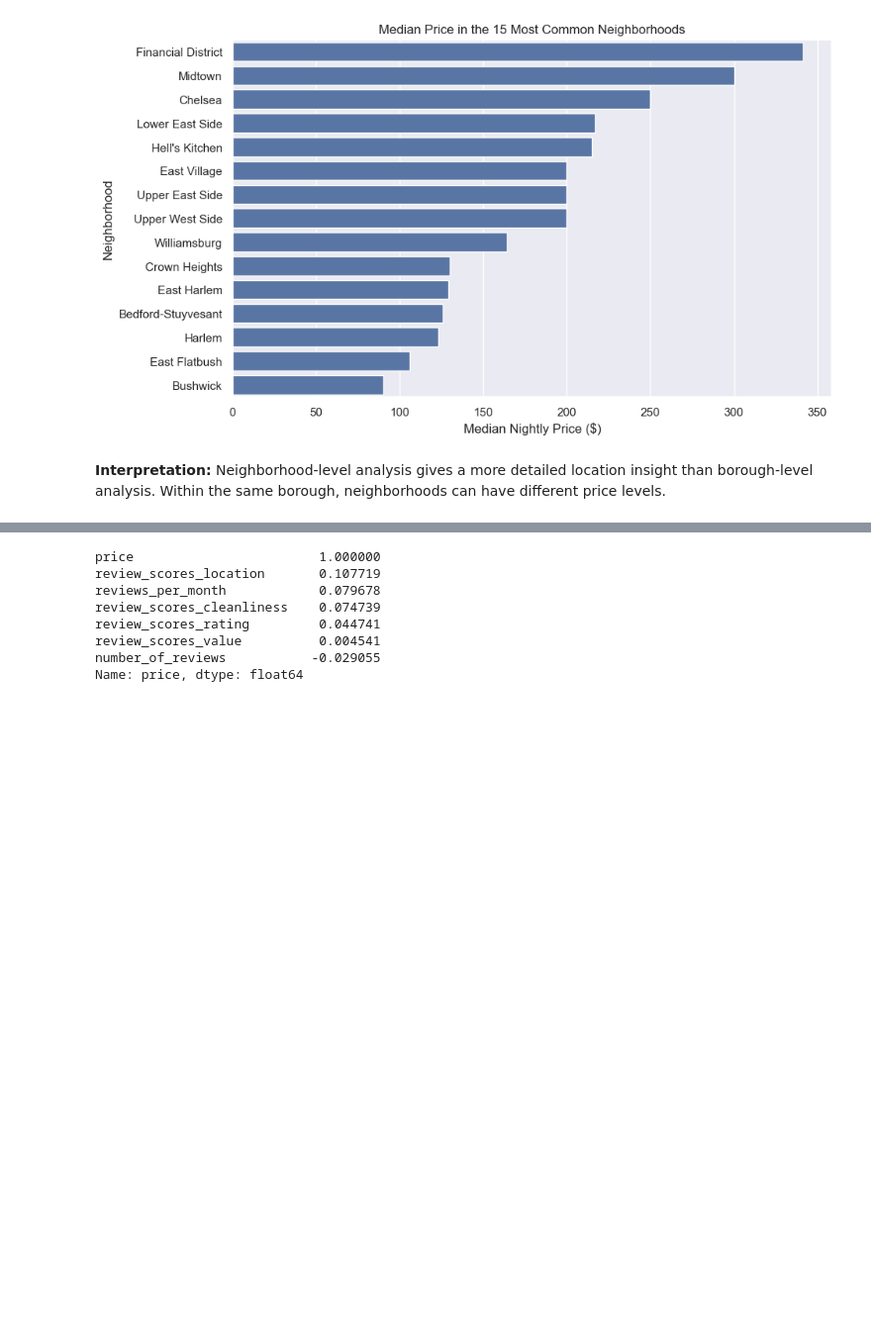
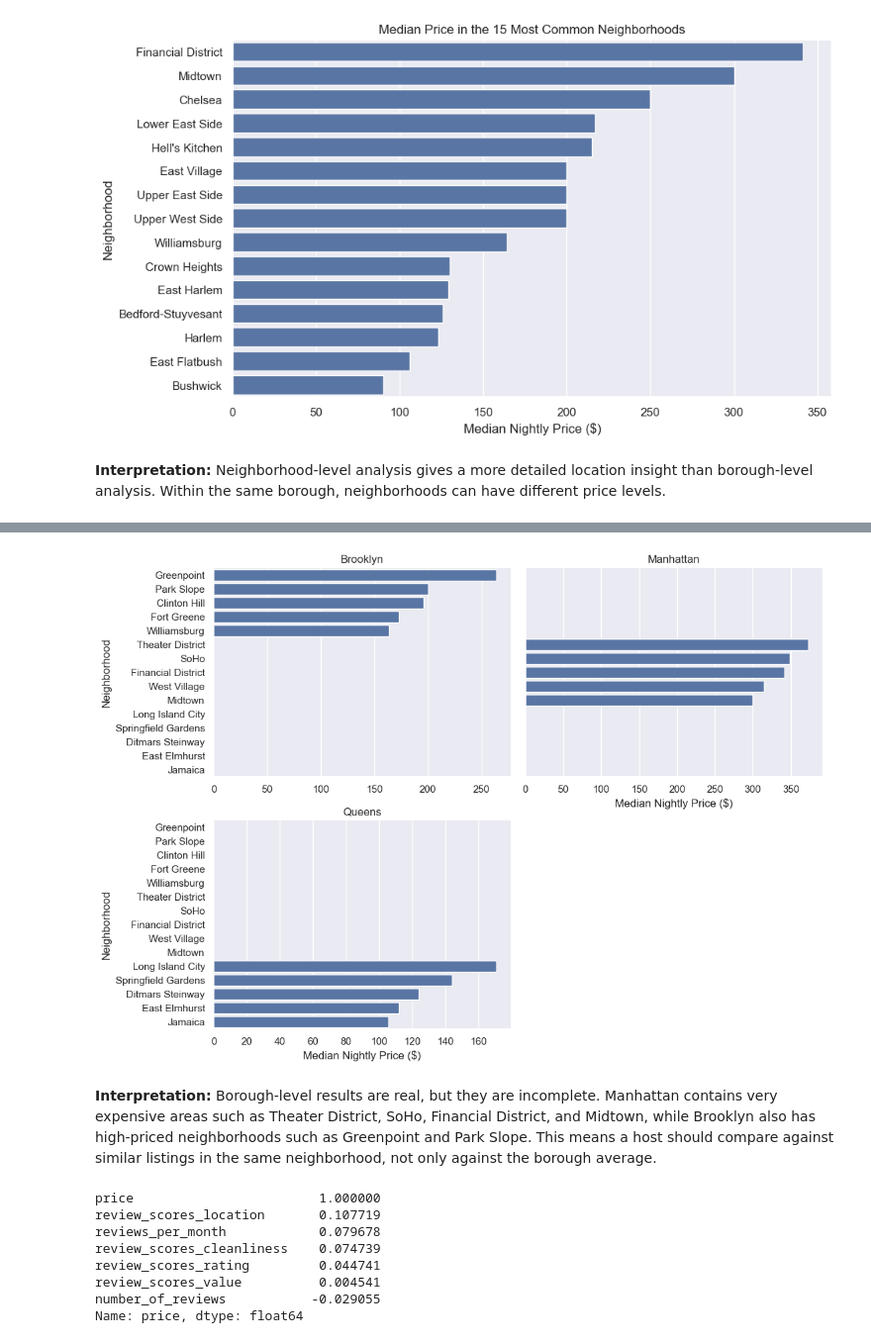
Before and after one commit to biomud/Airbnb_Price_Analysis_NYC, a Jupyter notebook: Airbnb_NYC_Price_Analysis.ipynb, the cells around one changed output, grey strips where cells are left out. Shown at 99% size. Drawn from its saved outputs; the diff is of its cells as text; code cells hidden in the pictures; blank space fills up the shorter version.

```diff
--- a/Airbnb_NYC_Price_Analysis.ipynb
+++ b/Airbnb_NYC_Price_Analysis.ipynb
@@ -299,0 +309,17 @@ plt.show()
+# %%
+neighborhood_by_borough = (
+    data.groupby(["neighbourhood_group_cleansed", "neighbourhood_cleansed"])["price"]
+    .agg(count="count", median_price="median", mean_price="mean")
+    .reset_index()
+)
+
+large_neighborhoods = neighborhood_by_borough[neighborhood_by_borough["count"] >= 100].copy()
+
+top_neighborhoods_by_borough = (
+    large_neighborhoods
+    .sort_values(["neighbourhood_group_cleansed", "median_price"], ascending=[True, False])
+    .groupby("neighbourhood_group_cleansed")
+    .head(5)
+)
+
+top_neighborhoods_by_borough
@@ -300,3 +343,22 @@ plt.show()
+# %%
+g = sns.catplot(
+    data=top_neighborhoods_by_borough,
+    x="median_price",
+    y="neighbourhood_cleansed",
+    col="neighbourhood_group_cleansed",
+    col_wrap=2,
+    kind="bar",
+    sharex=False,
+    height=4,
+    aspect=1.4
+)
+g.set_axis_labels("Median Nightly Price ($)", "Neighborhood")
+g.set_titles("{col_name}")
+plt.show()
+# %% [output]
+[figure, added]
+# %% [markdown]
+**Interpretation:** Borough-level results are real, but they are incomplete. Manhattan contains very expensive areas such as Theater District, SoHo, Financial District, and Midtown, while Brooklyn also has high-priced neighborhoods such as Greenpoint and Park Slope. This means a host should compare against similar listings in the same neighborhood, not only against the borough average.
 # %%
 review_cols = [
     "price",
```
Also changed, not shown: parts of 30 cells of this notebook, 1 other file.
